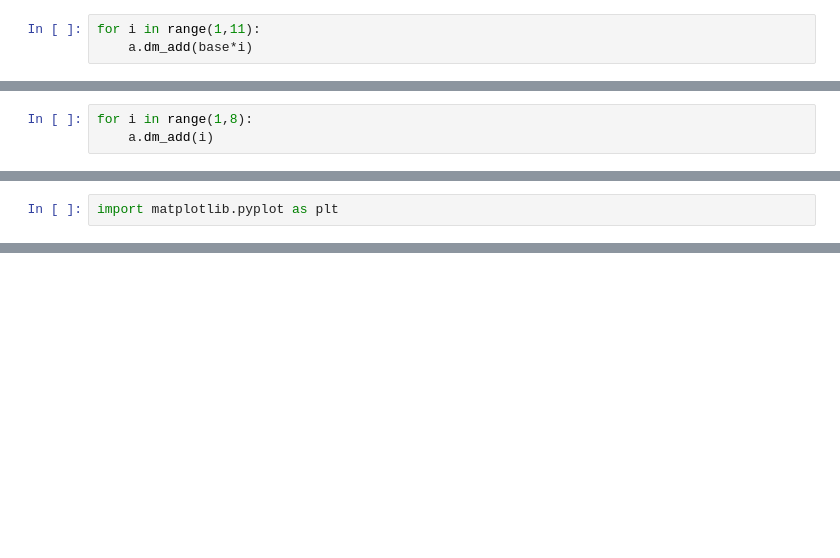
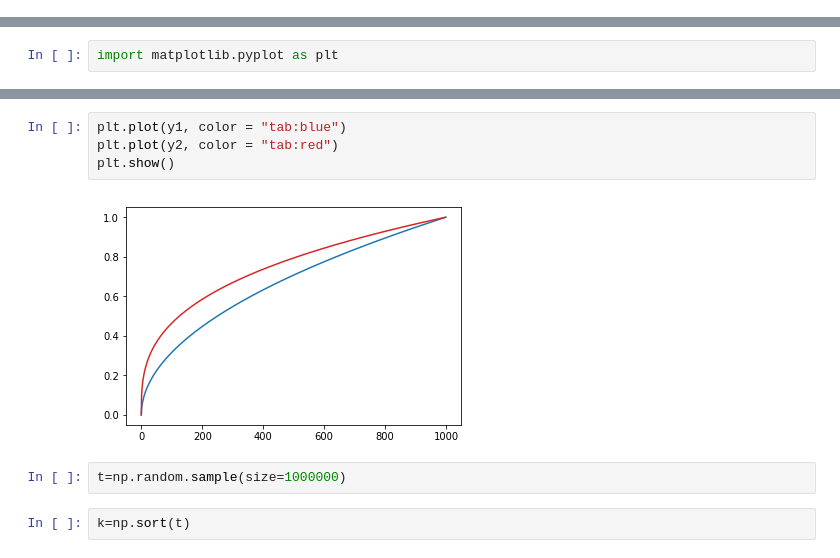
Before and after one commit to ehddnr747/duju_animal_ai_olympics, a Jupyter notebook: test.ipynb, the cells around one changed output, grey strips where cells are left out. Cells and saved outputs as stored; diff of their text form; blank space fills up the shorter version.

```diff
--- a/test.ipynb
+++ b/test.ipynb
@@ -72,3 +2,0 @@ a = ImageBuffer(48, 64, 10, 3, 10)
-# %%
-for i in range(1,11):
-    a.dm_add(base*i)
@@ -85,3 +2,0 @@ buffer_size*1.01
-# %%
-for i in range(1,8):
-    a.dm_add(i)
@@ -313,2 +19,12 @@ k = t.sample_with_logp(torch.FloatTensor([0.0]).to(torch.device("cuda")))
+# %%
+plt.plot(y1, color = "tab:blue")
+plt.plot(y2, color = "tab:red")
+plt.show()
+# %% [output]
+[figure, added]
+# %%
+t=np.random.sample(size=1000000)
+# %%
+k=np.sort(t)
 # %%
 k
```
Also changed, not shown: parts of 86 cells of this notebook, 43 other files.
